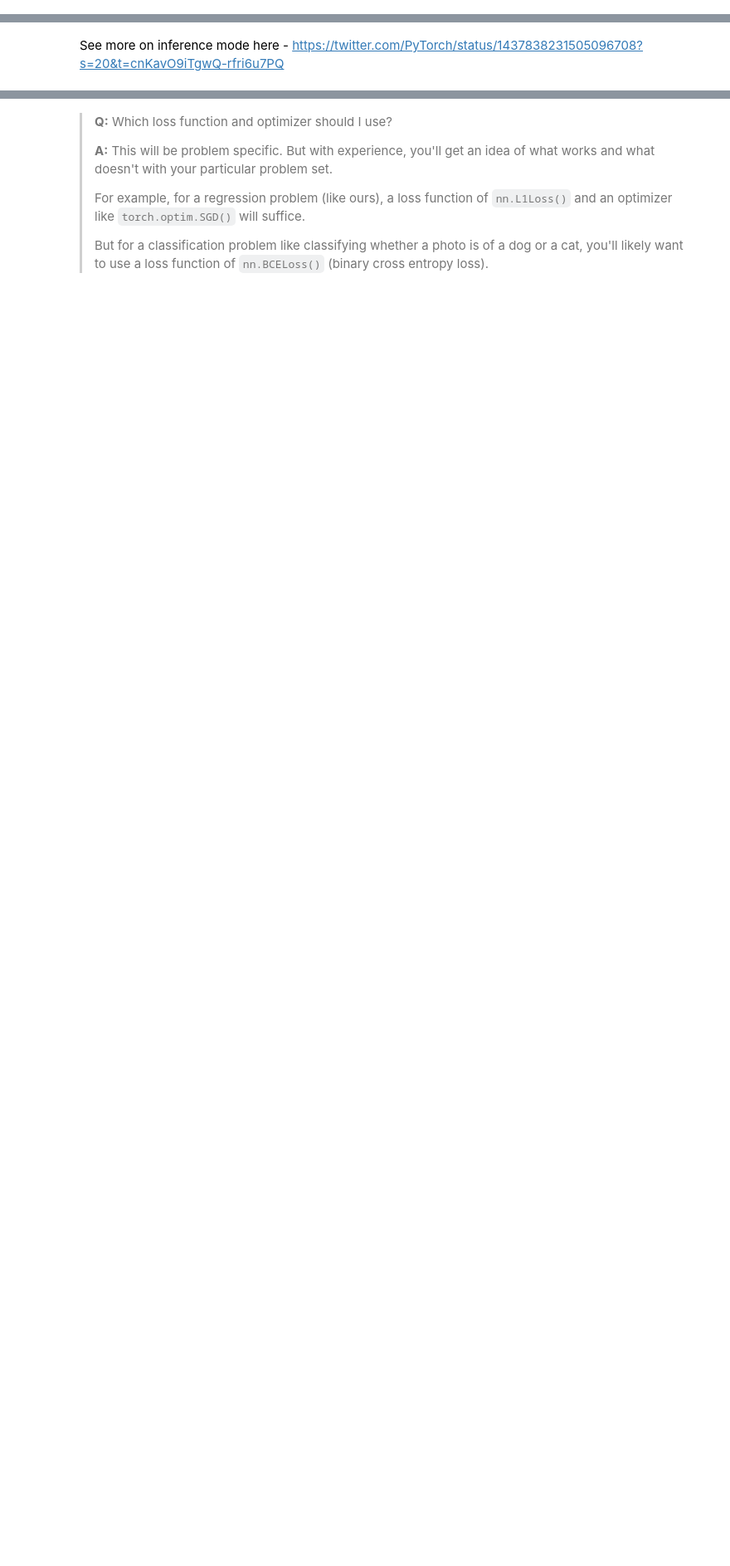
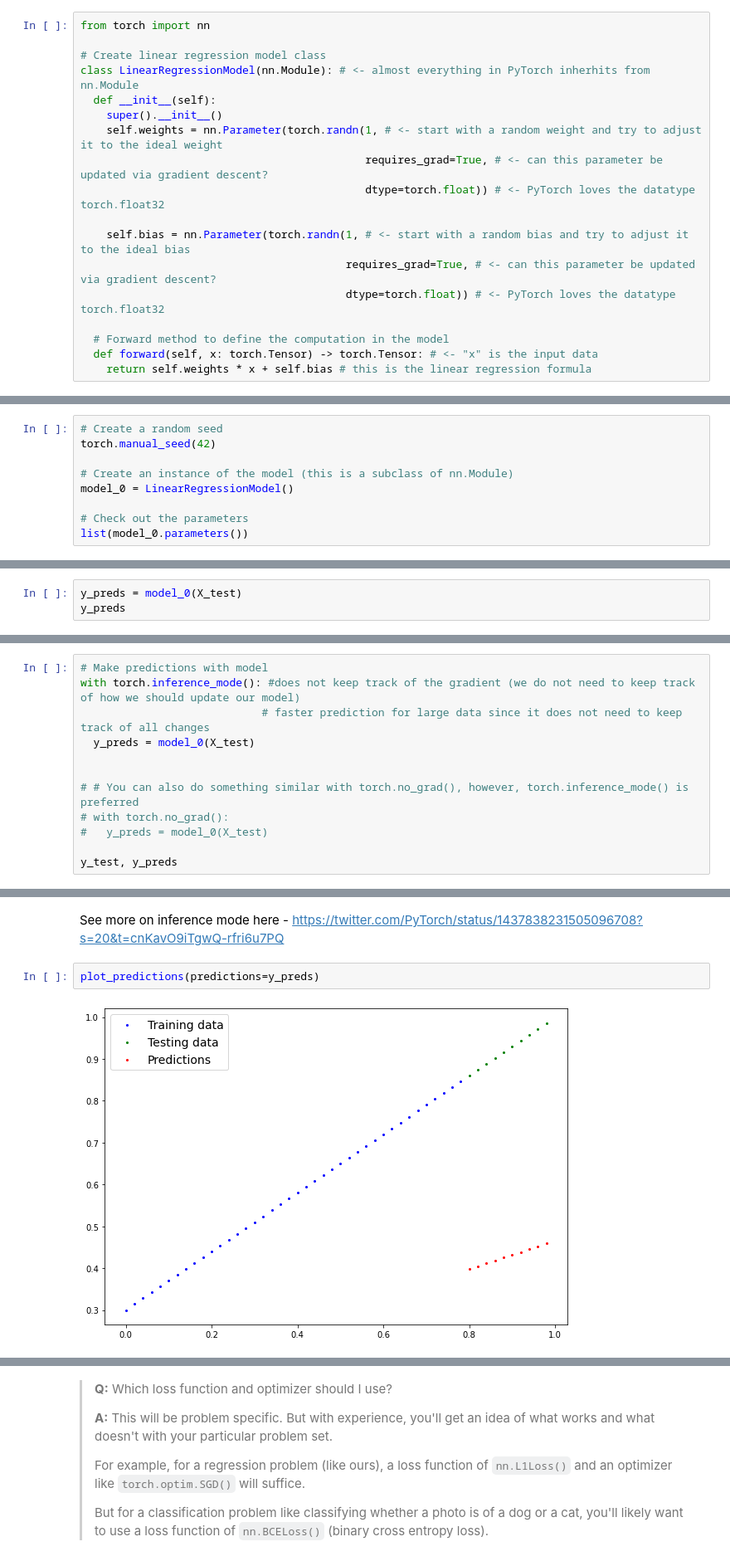
Before and after one commit to Ragnarstefanss/pytorch_daniel_course, a Jupyter notebook: 01_pytorch_workflow.ipynb, the cells around one changed output, grey strips where cells are left out. Shown at 83% size. Saved outputs shown, nothing was run; the diff lists cells and outputs as text; blank space fills up the shorter version.

```diff
--- a/01_pytorch_workflow.ipynb
+++ b/01_pytorch_workflow.ipynb
@@ -72,6 +154,24 @@ How does it do so?
 Through two main algorithms:
 1. Gradient descent - https://youtu.be/IHZwWFHWa-w
 2. Backpropagation - https://youtu.be/Ilg3gGewQ5U
+# %%
+from torch import nn
+
+# Create linear regression model class
+class LinearRegressionModel(nn.Module): # <- almost everything in PyTorch inherhits from nn.Module
+  def __init__(self):
+    super().__init__()
+    self.weights = nn.Parameter(torch.randn(1, # <- start with a random weight and try to adjust it to the ideal weight
+                                            requires_grad=True, # <- can this parameter be updated via gradient descent?
+                                            dtype=torch.float)) # <- PyTorch loves the datatype torch.float32
+
+    self.bias = nn.Parameter(torch.randn(1, # <- start with a random bias and try to adjust it to the ideal bias
+                                         requires_grad=True, # <- can this parameter be updated via gradient descent?
+                                         dtype=torch.float)) # <- PyTorch loves the datatype torch.float32
+
+  # Forward method to define the computation in the model
+  def forward(self, x: torch.Tensor) -> torch.Tensor: # <- "x" is the input data
+    return self.weights * x + self.bias # this is the linear regression formula
 # %% [markdown]
 ### PyTorch model building essentials
 
@@ -88,3 +188,12 @@ See more of these essential modules via the PyTorch cheatsheet - https://pytorch
 Now we've created a model, let's see what's inside...
 
 So we can check our model parameters or what's inside our model using `.parameters()`.
+# %%
+# Create a random seed
+torch.manual_seed(42)
+
+# Create an instance of the model (this is a subclass of nn.Module)
+model_0 = LinearRegressionModel()
+
+# Check out the parameters
+list(model_0.parameters())
@@ -96,0 +252,3 @@ When we pass data through our model, it's going to run it through the `forward()
+# %%
+y_preds = model_0(X_test)
+y_preds
@@ -96,0 +266,12 @@ When we pass data through our model, it's going to run it through the `forward()
+# %%
+# Make predictions with model
+with torch.inference_mode(): #does not keep track of the gradient (we do not need to keep track of how we should update our model)
+                            # faster prediction for large data since it does not need to keep track of all changes
+  y_preds = model_0(X_test)
+
+
+# # You can also do something similar with torch.no_grad(), however, torch.inference_mode() is preferred
+# with torch.no_grad():
+#   y_preds = model_0(X_test)
+
+y_test, y_preds
@@ -97,5 +299,9 @@ When we pass data through our model, it's going to run it through the `forward()
 # %% [markdown]
 See more on inference mode here - https://twitter.com/PyTorch/status/1437838231505096708?s=20&t=cnKavO9iTgwQ-rfri6u7PQ
+# %%
+plot_predictions(predictions=y_preds)
+# %% [output]
+[figure, added]
 # %% [markdown]
 ## 3. Train model
 
```
Also changed, not shown: parts of 14 cells of this notebook.
